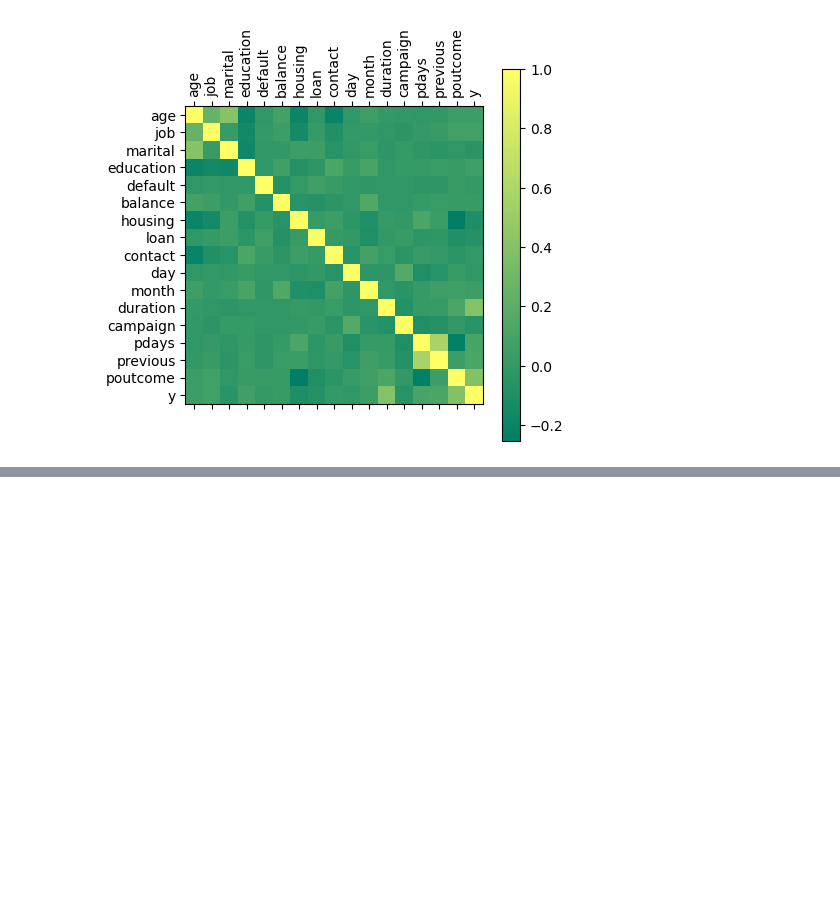
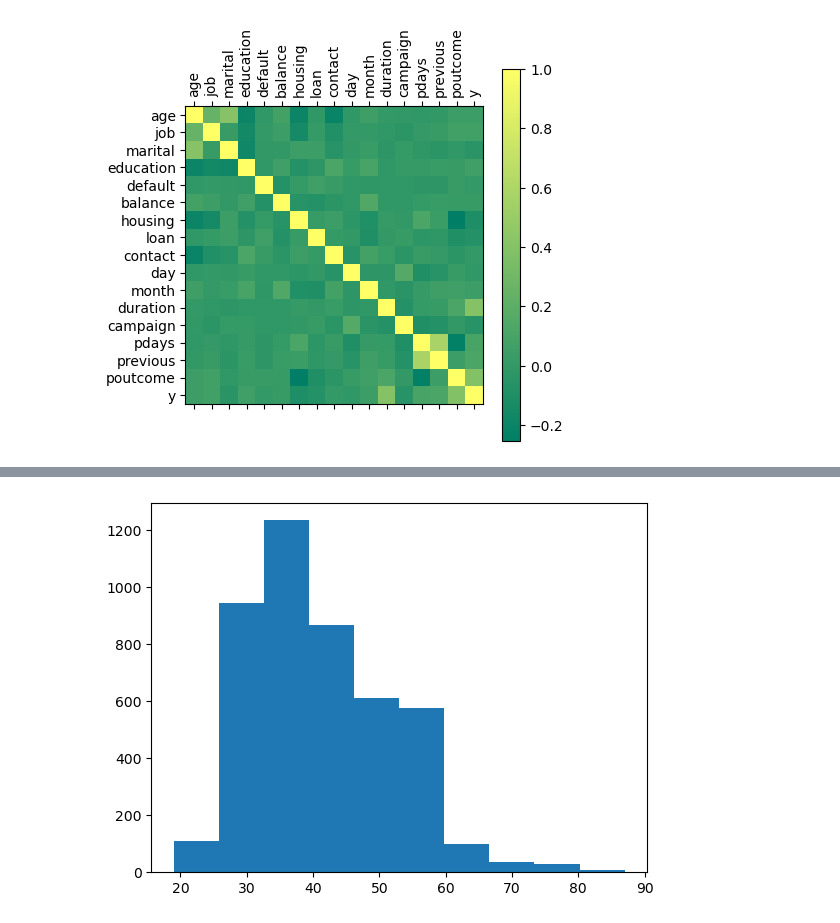
Before and after one commit to Rahafzsh/DataMiningTasks, a Jupyter notebook: Lab5/DMLab5.ipynb, the cells around one changed output, grey strips where cells are left out. Cells and saved outputs as stored; diff of their text form; code cells hidden in the pictures; blank space fills up the shorter version.

```diff
--- a/Lab5/DMLab5.ipynb
+++ b/Lab5/DMLab5.ipynb
@@ -244,0 +278,5 @@ plt.show()
+# %%
+plt.hist(df.age.values)
+plt.show()
+# %% [output]
+[figure, added]
```
Also changed, not shown: parts of 18 cells of this notebook, 1 other file.
